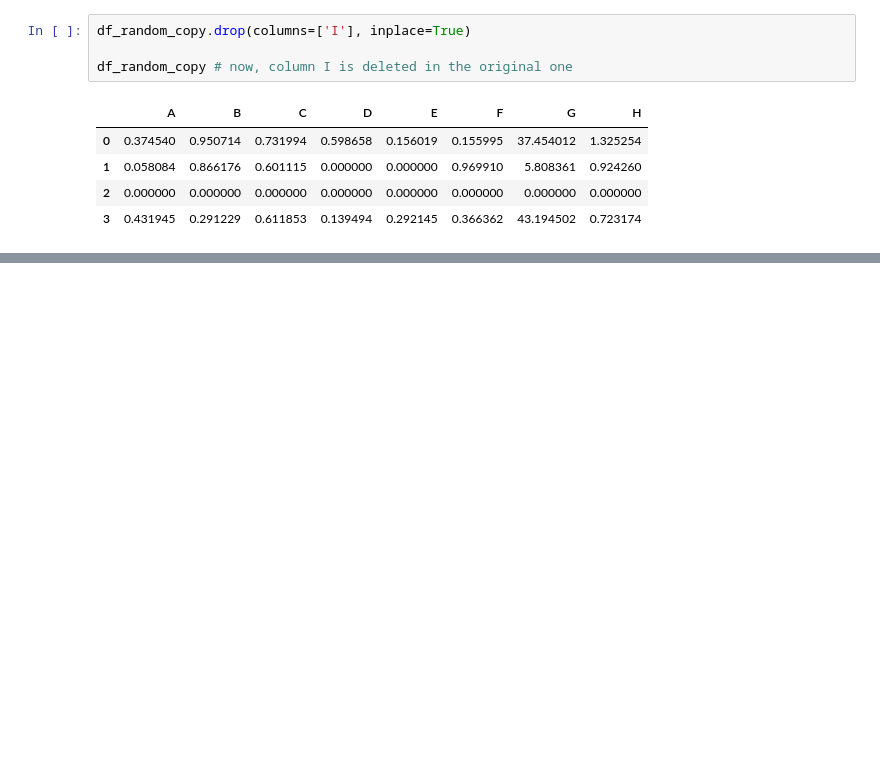
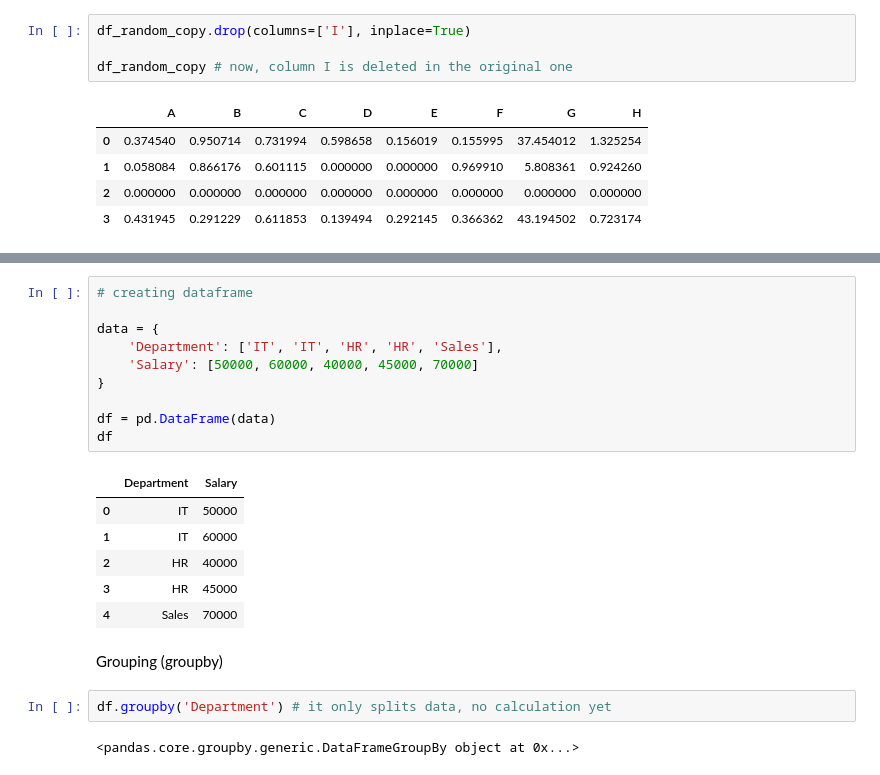
Before and after one commit to abm4github/IITM-BS-MLP-Notes, a Jupyter notebook: MLP_week1.ipynb, the cells around one changed output, grey strips where cells are left out. Drawn from its saved outputs; the diff is of its cells as text; blank space fills up the shorter version.

```diff
--- a/MLP_week1.ipynb
+++ b/MLP_week1.ipynb
@@ -619,0 +633,23 @@ df_random_copy # now, column I is deleted in the original one
+# %%
+# creating dataframe
+
+data = {
+    'Department': ['IT', 'IT', 'HR', 'HR', 'Sales'],
+    'Salary': [50000, 60000, 40000, 45000, 70000]
+}
+
+df = pd.DataFrame(data)
+df
+# %% [output]
+|  | Department | Salary |
+| 0 | IT | 50000 |
+| 1 | IT | 60000 |
+| 2 | HR | 40000 |
+| 3 | HR | 45000 |
+| 4 | Sales | 70000 |
+# %% [markdown]
+Grouping (groupby)
+# %%
+df.groupby('Department') # it only splits data, no calculation yet
+# %% [output]
+<pandas.core.groupby.generic.DataFrameGroupBy object at 0x...>
```
Also changed, not shown: parts of 14 cells of this notebook.
